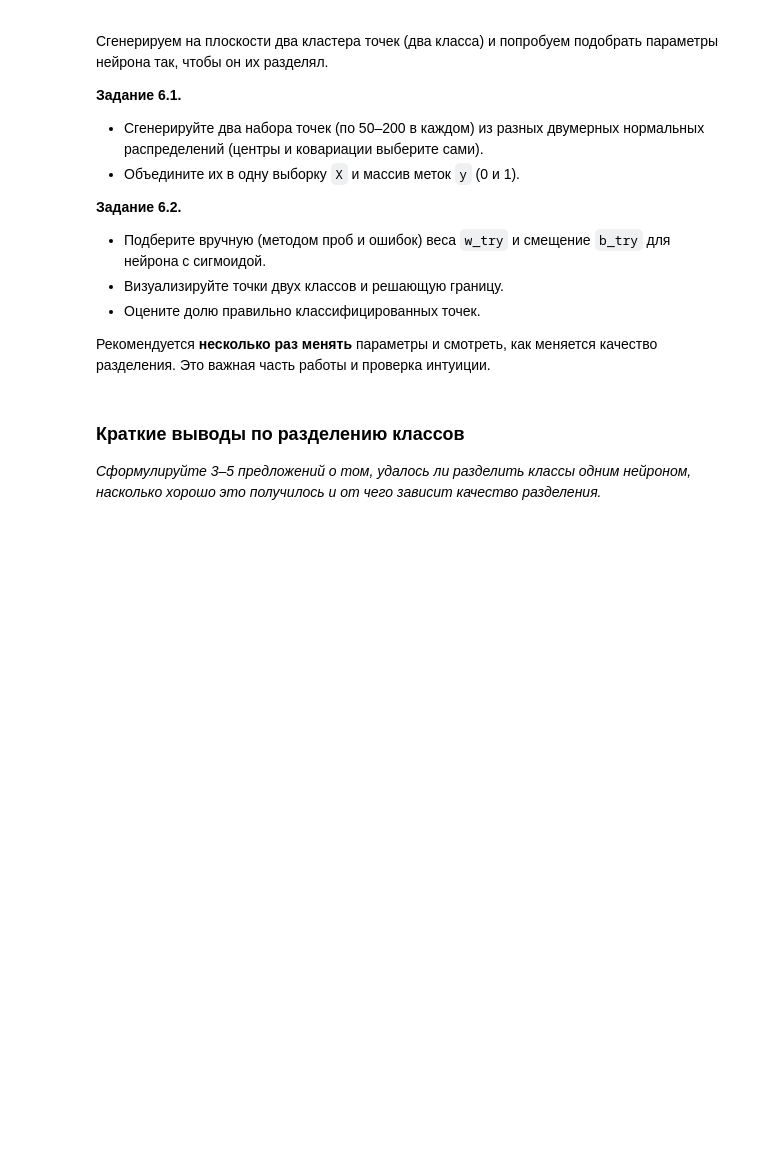
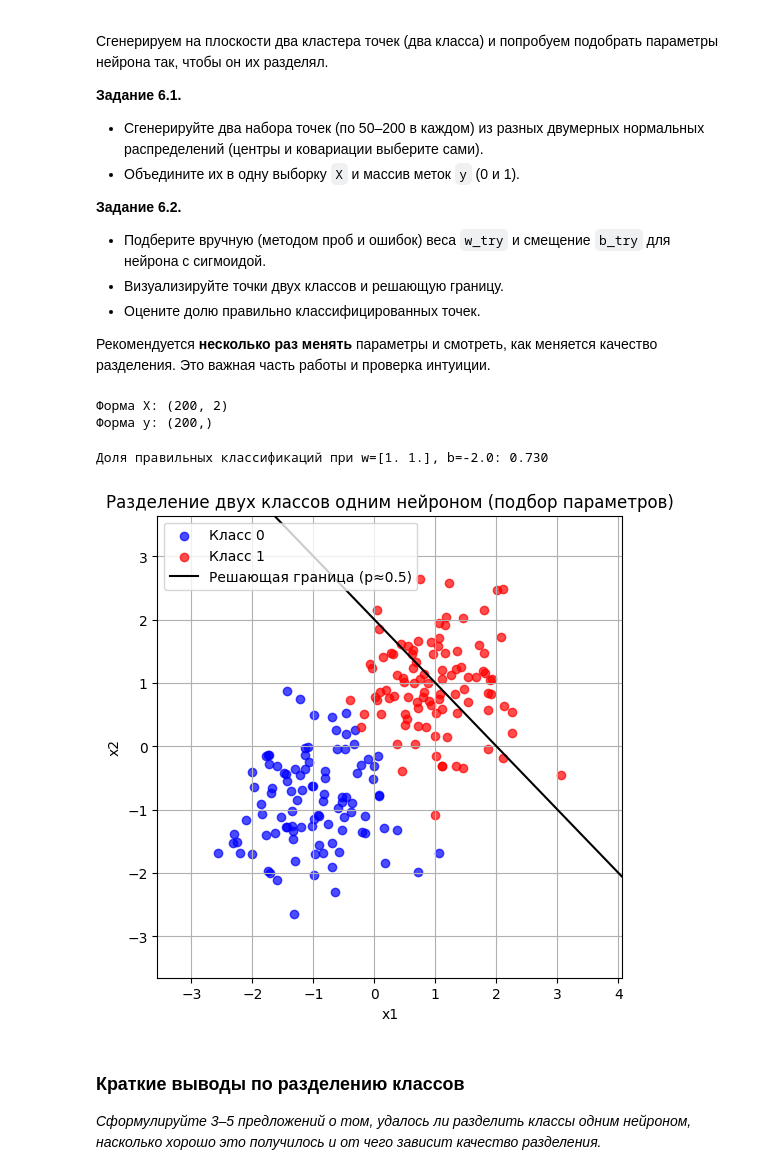
Before and after one commit to PashaArtemev/AIEducationVUZ, a Jupyter notebook: lab1_task_KII.ipynb, the cells around one changed output. Cells and saved outputs as stored; diff of their text form; code cells hidden in the pictures; blank space fills up the shorter version.

```diff
--- a/lab1_task_KII.ipynb
+++ b/lab1_task_KII.ipynb
@@ -311,71 +347,77 @@ print(boundary_comment)
 n_samples = 100  # при желании можно изменить
 
 # TODO: Задайте центры и ковариационные матрицы для двух классов
-mean_class0 = np.array([None, None])
-mean_class1 = np.array([None, None])
+mean_class0 = np.array([-1, -1]) #(смещён влево-вниз)
+mean_class1 = np.array([1, 1]) #(смещён вправо-вверх)
 
-cov_class0 = np.array([[None, None],
-                       [None, None]])
-cov_class1 = np.array([[None, None],
-                       [None, None]])
+cov_class0 = np.array([[0.5, 0],   # ковариационная матрица для класса 0
+                       [0, 0.5]])
+cov_class1 = np.array([[0.5, 0],   # ковариационная матрица для класса 1
+                       [0, 0.5]])
 
 class0 = np.random.multivariate_normal(mean_class0, cov_class0, size=n_samples)
 class1 = np.random.multivariate_normal(mean_class1, cov_class1, size=n_samples)
 
 # Объедините массивы class0 и class1 в одну матрицу X формы (n_samples, 2)
 # Подсказка: используйте функции объединения из numpy (например, vstack или concatenate)
-X = None
+X = np.vstack([class0, class1])
 
 # TODO: Создайте вектор ответов y формы (n_samples,).
 # Первые n_samples элементов должны быть 0, а вторые n_samples элементов — 1.
-y = None
+y = np.hstack([np.zeros(n_samples), np.ones(n_samples)])
 
 print("Форма X:", X.shape)
 print("Форма y:", y.shape)
+# %% [output]
+Форма X: (200, 2)
+Форма y: (200,)
 # %%
 # РУЧНОЙ ПОДБОР ПАРАМЕТРОВ НЕЙРОНА
 
 # Попробуйте изменить эти значения и перезапустить ячейку
 w_try = np.array([1.0, 1.0])
-b_try = 0.0
+b_try = -2.0
 
 # Выход нейрона (вероятности для класса 1)
 probs_data = single_neuron(X, w_try, b_try, activation_name="sigmoid").ravel()
 # TODO: Переведите вероятности (probs_data) в бинарные предсказания классов (0 или 1).
 # Подсказка: используйте порог 0.5. Все, что больше или равно — класс 1, иначе — 0. Не забудьте привести к int
-y_pred = None
+y_pred = (probs_data >= 0.5).astype(int)
 # TODO: Посчитайте долю правильных ответов (accuracy).
 # Сравните предсказанные метки y_pred с истинными метками y.
-accuracy = None
+accuracy = np.mean(y_pred == y)
 
 print(f"Доля правильных классификаций при w={w_try}, b={b_try}: {accuracy:.3f}")
 
 # Визуализация
 plt.figure(figsize=(6, 6))
 plt.scatter(class0[:, 0], class0[:, 1], c="blue", label="Класс 0", alpha=0.7)
 plt.scatter(class1[:, 0], class1[:, 1], c="red", label="Класс 1", alpha=0.7)
 
 # Решающее множество на сетке для визуализации границы
 x1_min_data, x1_max_data = X[:, 0].min() - 1, X[:, 0].max() + 1
 x2_min_data, x2_max_data = X[:, 1].min() - 1, X[:, 1].max() + 1
 
 xx1_d, xx2_d = np.meshgrid(
     np.linspace(x1_min_data, x1_max_data, 200),
     np.linspace(x2_min_data, x2_max_data, 200)
 )
 
 grid_d = np.c_[xx1_d.ravel(), xx2_d.ravel()]
 probs_grid_d = single_neuron(grid_d, w_try, b_try, activation_name="sigmoid").reshape(xx1_d.shape)
 
 contours_d = plt.contour(xx1_d, xx2_d, probs_grid_d, levels=[0.5], colors="black")
 plt.plot([], [], color="black", label="Решающая граница (p≈0.5)")
 
 plt.xlabel("x1")
 plt.ylabel("x2")
 plt.title("Разделение двух классов одним нейроном (подбор параметров)")
 plt.legend()
 plt.grid(True)
 plt.show()
+# %% [output]
+Доля правильных классификаций при w=[1. 1.], b=-2.0: 0.730
+[figure, added]
 # %% [markdown]
 ### Краткие выводы по разделению классов
 
```
Also changed, not shown: parts of 7 cells of this notebook.
